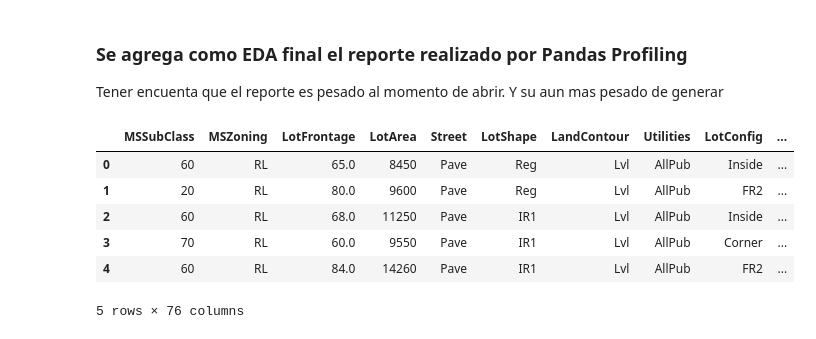
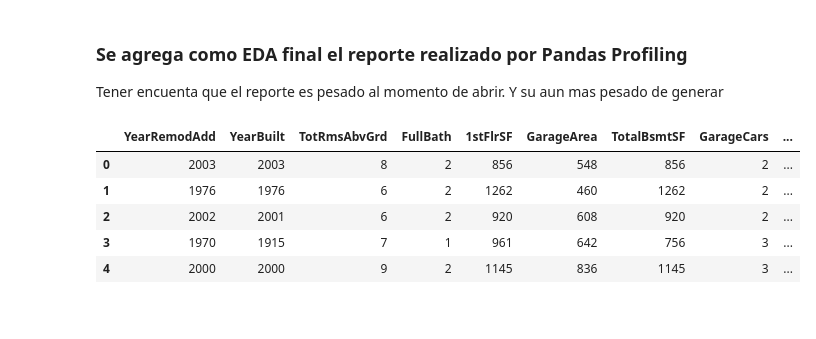
Before and after one commit to HugoSantiago/Proyecto-1-EDA, a Jupyter notebook: Perfilamiento de datos.ipynb, the cells around one changed output. Saved outputs shown, nothing was run; the diff lists cells and outputs as text; code cells hidden in the pictures.

```diff
--- a/Perfilamiento de datos.ipynb
+++ b/Perfilamiento de datos.ipynb
@@ -43,7 +55,7 @@ memory usage: 924.0+ KB
 
 Cabe aclarar que dada la naturaleza de la columna de ID, esta tambien es descartada dentro de este primer filtro
 # %%
-df2 = df[[column for column in df if df[column].count() / len(df) > 0.3]]
+df2 = df[[column for column in df if df[column].count() / len(df) > 0.2]]
 del df2['Id']
 print("Columnas descartadas son:", end=" ")
 for c in df.columns:
@@ -123,3 +139,8 @@ TotRmsAbvGrd    0.533723
 YearBuilt       0.522897
 YearRemodAdd    0.507101
 Name: SalePrice, dtype: float64
+# %%
+for i in range(0, len(df_num.columns), 5):
+    sns.pairplot(data=df_num,
+                x_vars=df_num.columns[i:i+5],
+                y_vars=['SalePrice'])
@@ -186,0 +218,7 @@ n
+# %%
+df = pd.read_csv('train.csv')
+# %%
+golden_features_list.append('SalePrice')
+df_num = df[golden_features_list]
+n = len(df_num.columns)
+df_num.head()
@@ -328,13 +383,12 @@ Tener encuenta que el reporte es pesado al momento de abrir. Y su aun mas pesado
 # %%
 from pandas_profiling import ProfileReport
 # %%
-df.head()
+df_num.head()
 # %% [output]
-|  | MSSubClass | MSZoning | LotFrontage | LotArea | Street | LotShape | LandContour | Utilities | LotConfig | ... |
-| 0 | 60 | RL | 65.0 | 8450 | Pave | Reg | Lvl | AllPub | Inside | ... |
-| 1 | 20 | RL | 80.0 | 9600 | Pave | Reg | Lvl | AllPub | FR2 | ... |
-| 2 | 60 | RL | 68.0 | 11250 | Pave | IR1 | Lvl | AllPub | Inside | ... |
-| 3 | 70 | RL | 60.0 | 9550 | Pave | IR1 | Lvl | AllPub | Corner | ... |
-| 4 | 60 | RL | 84.0 | 14260 | Pave | IR1 | Lvl | AllPub | FR2 | ... |
+|  | YearRemodAdd | YearBuilt | TotRmsAbvGrd | FullBath | 1stFlrSF | GarageArea | TotalBsmtSF | GarageCars | ... |
+| 0 | 2003 | 2003 | 8 | 2 | 856 | 548 | 856 | 2 | ... |
+| 1 | 1976 | 1976 | 6 | 2 | 1262 | 460 | 1262 | 2 | ... |
+| 2 | 2002 | 2001 | 6 | 2 | 920 | 608 | 920 | 2 | ... |
+| 3 | 1970 | 1915 | 7 | 1 | 961 | 642 | 756 | 3 | ... |
+| 4 | 2000 | 2000 | 9 | 2 | 1145 | 836 | 1145 | 3 | ... |
-5 rows × 76 columns
 # %%
```
Also changed, not shown: parts of 17 cells of this notebook, 1 other file.
